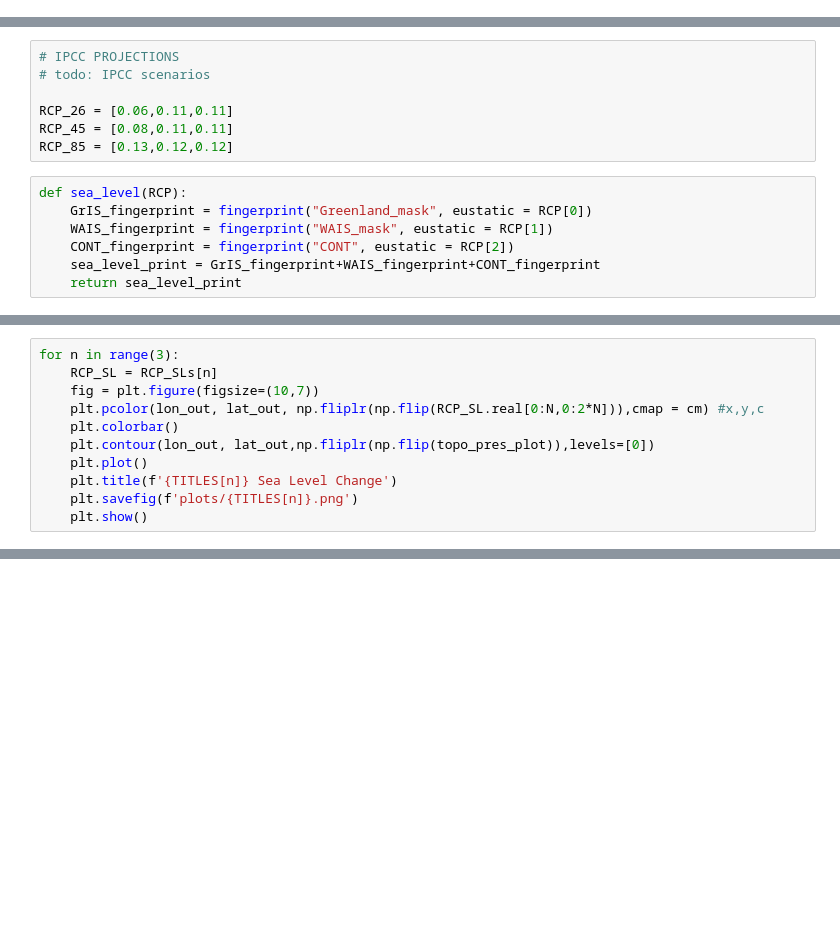
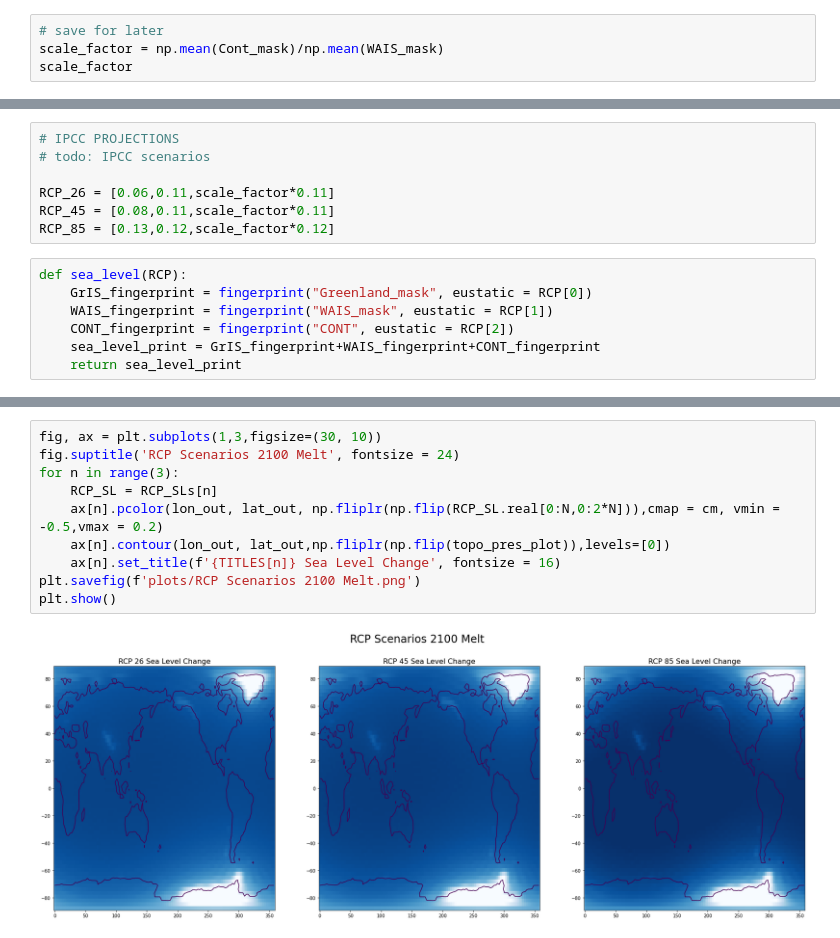
Before and after one commit to nathan99sun/AM-205-Sea-Level-Rise, a Jupyter notebook: SLR_Clean.ipynb, the cells around one changed output, grey strips where cells are left out. Drawn from its saved outputs; the diff is of its cells as text; blank space fills up the shorter version.

```diff
--- a/SLR_Clean.ipynb
+++ b/SLR_Clean.ipynb
@@ -108,0 +111,4 @@ plt.show()
+# %%
+# save for later
+scale_factor = np.mean(Cont_mask)/np.mean(WAIS_mask)
+scale_factor
@@ -281,9 +299,9 @@ plt.show()
 # IPCC PROJECTIONS
 # todo: IPCC scenarios
 
-RCP_26 = [0.06,0.11,0.11]
-RCP_45 = [0.08,0.11,0.11]
-RCP_85 = [0.13,0.12,0.12]
+RCP_26 = [0.06,0.11,scale_factor*0.11]
+RCP_45 = [0.08,0.11,scale_factor*0.11]
+RCP_85 = [0.13,0.12,scale_factor*0.12]
 # %%
 def sea_level(RCP):
     GrIS_fingerprint = fingerprint("Greenland_mask", eustatic = RCP[0])
@@ -318,11 +335,0 @@ Converged after  5  iterations. Chi was  8.903133989893175e-05
-# %%
-for n in range(3):
-    RCP_SL = RCP_SLs[n]
-    fig = plt.figure(figsize=(10,7))
-    plt.pcolor(lon_out, lat_out, np.fliplr(np.flip(RCP_SL.real[0:N,0:2*N])),cmap = cm) #x,y,c
-    plt.colorbar()
-    plt.contour(lon_out, lat_out,np.fliplr(np.flip(topo_pres_plot)),levels=[0])
-    plt.plot()
-    plt.title(f'{TITLES[n]} Sea Level Change')
-    plt.savefig(f'plots/{TITLES[n]}.png')
-    plt.show()
@@ -384,0 +344,12 @@ np.mean(GrIS_fingerprint_rot[0:N,0:2*N]-GrIS_fingerprint[0:N,0:2*N])
+# %%
+fig, ax = plt.subplots(1,3,figsize=(30, 10))
+fig.suptitle('RCP Scenarios 2100 Melt', fontsize = 24)
+for n in range(3):
+    RCP_SL = RCP_SLs[n]
+    ax[n].pcolor(lon_out, lat_out, np.fliplr(np.flip(RCP_SL.real[0:N,0:2*N])),cmap = cm, vmin = -0.5,vmax = 0.2)
+    ax[n].contour(lon_out, lat_out,np.fliplr(np.flip(topo_pres_plot)),levels=[0])
+    ax[n].set_title(f'{TITLES[n]} Sea Level Change', fontsize = 16)
+plt.savefig(f'plots/RCP Scenarios 2100 Melt.png')
+plt.show()
+# %% [output]
+[figure, added]
```
Also changed, not shown: parts of 14 cells of this notebook, 15 other files.
